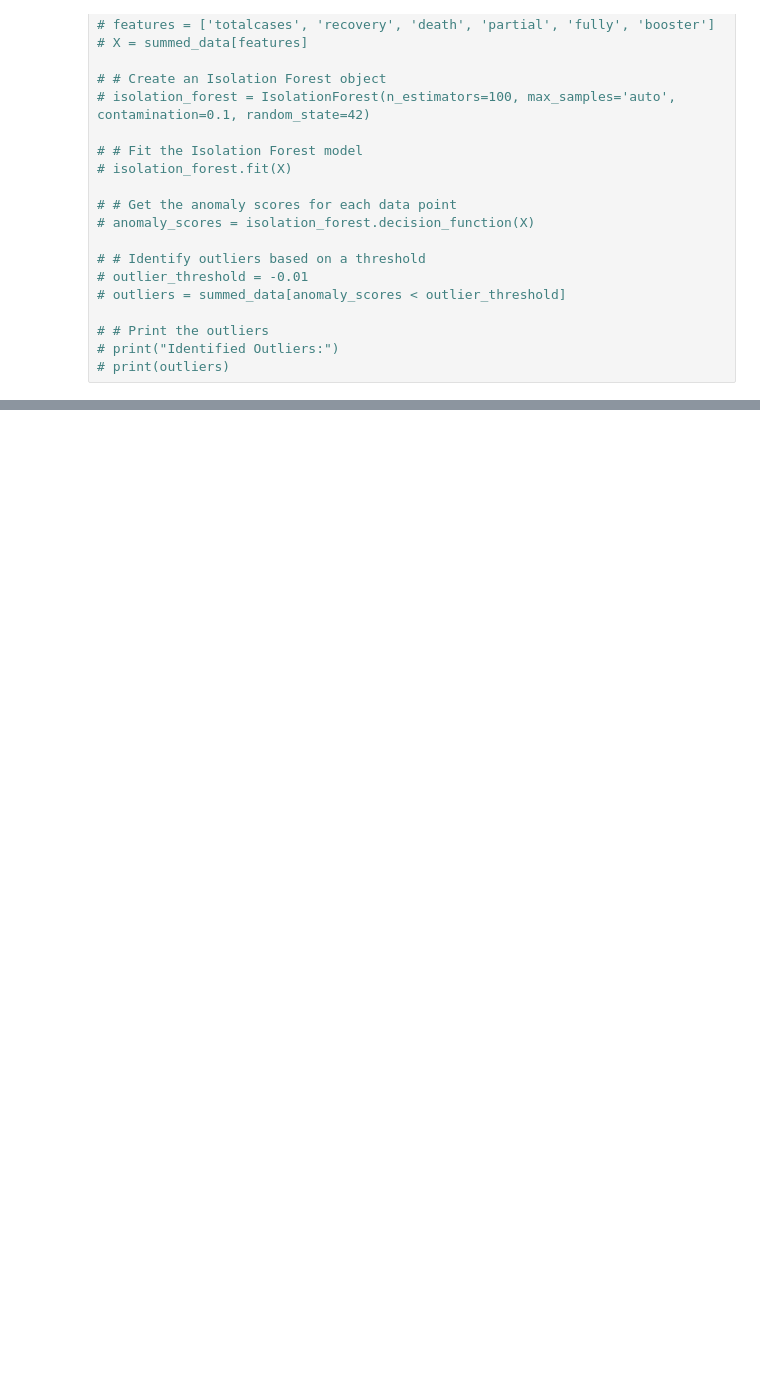
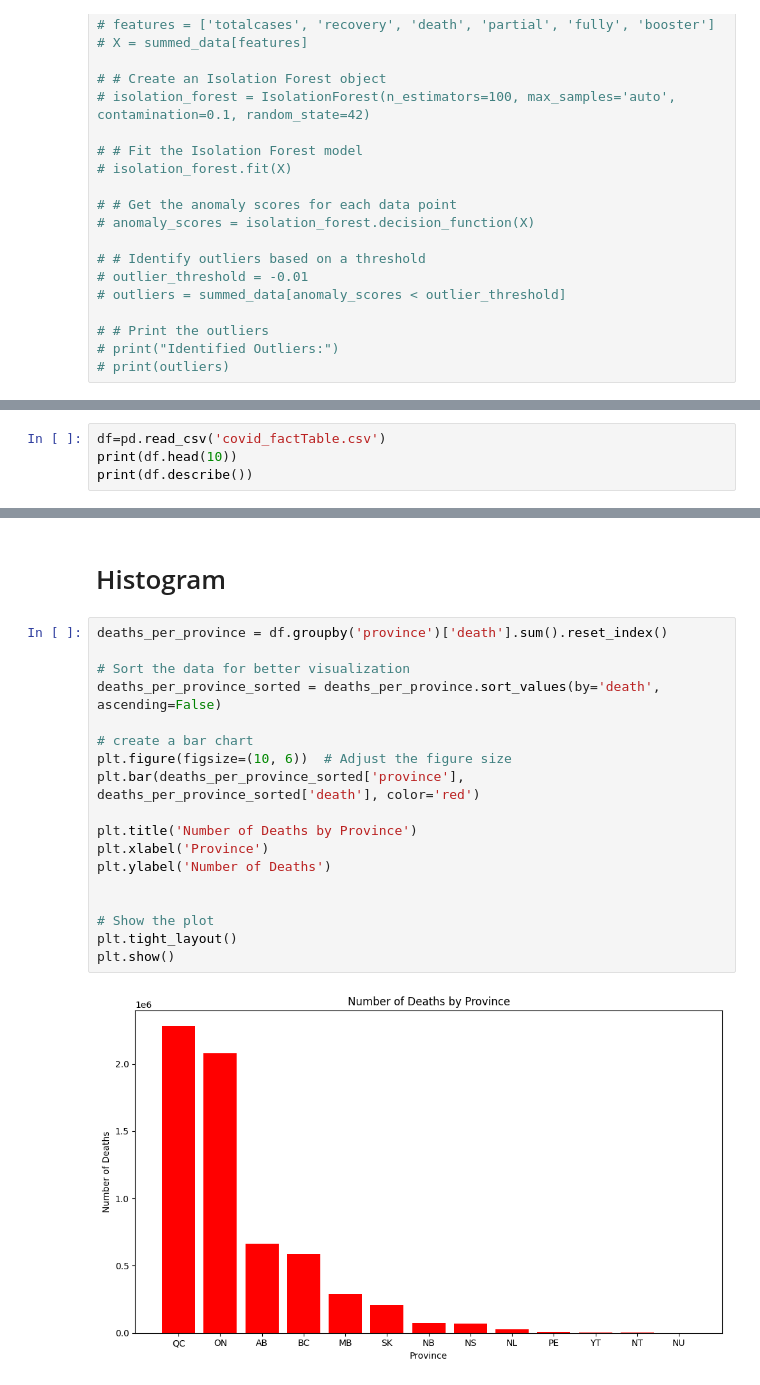
Before and after one commit to William-67/Analysis-of-efficacy-of-Covid19-Vaccination, a Jupyter notebook: Phase 4/data_summarization.ipynb, the cells around one changed output, grey strips where cells are left out. Cells and saved outputs as stored; diff of their text form; blank space fills up the shorter version.

Commit message:
Merge summary.ipynb with data_summarization.ipynb

```diff
--- a/Phase 4/data_summarization.ipynb
+++ b/Phase 4/data_summarization.ipynb
@@ -172,0 +179,4 @@ Outlier Data:
+# %%
+df=pd.read_csv('covid_factTable.csv')
+print(df.head(10))
+print(df.describe())
@@ -172,0 +201,22 @@ Outlier Data:
+# %% [markdown]
+# Histogram
+# %%
+deaths_per_province = df.groupby('province')['death'].sum().reset_index()
+
+# Sort the data for better visualization
+deaths_per_province_sorted = deaths_per_province.sort_values(by='death', ascending=False)
+
+# create a bar chart
+plt.figure(figsize=(10, 6))  # Adjust the figure size
+plt.bar(deaths_per_province_sorted['province'], deaths_per_province_sorted['death'], color='red')
+
+plt.title('Number of Deaths by Province')
+plt.xlabel('Province')
+plt.ylabel('Number of Deaths')
+
+
+# Show the plot
+plt.tight_layout()
+plt.show()
+# %% [output]
+[figure, added]
```
Also changed, not shown: parts of 10 cells of this notebook, 1 other file.
